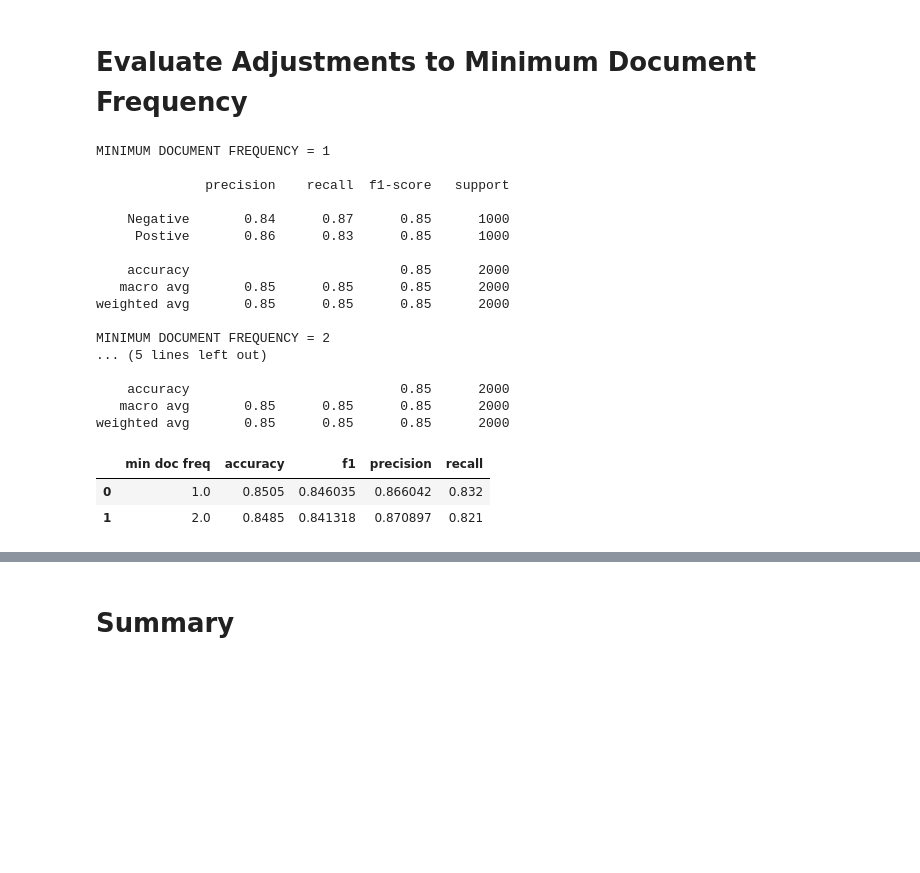
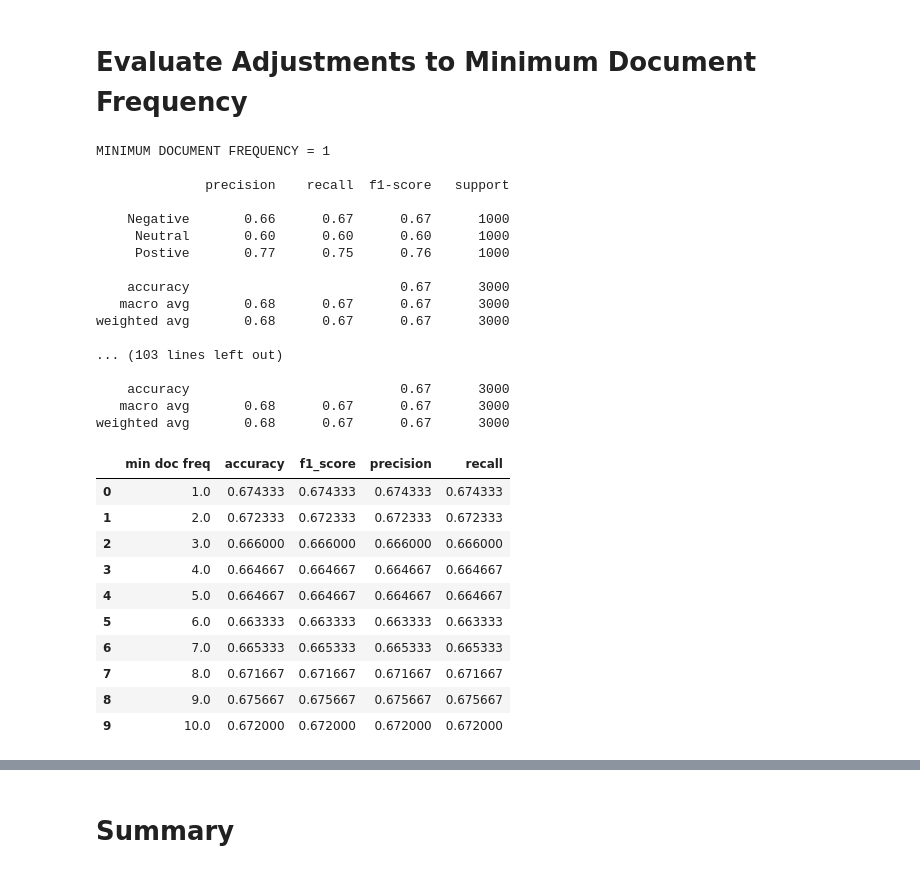
Before and after one commit to ShesterG/Twitter-Sentiment-Analysis, a Jupyter notebook: notebooks/12_smv_model_02.ipynb, the cells around one changed output, grey strips where cells are left out. Saved outputs shown, nothing was run; the diff lists cells and outputs as text; code cells hidden in the pictures; blank space fills up the shorter version.

```diff
--- a/notebooks/12_smv_model_02.ipynb
+++ b/notebooks/12_smv_model_02.ipynb
@@ -46,7 +51,7 @@ from sklearn.model_selection import cross_val_predict
 # %%
 DATA_FILE_PATH = '/content/drive/MyDrive/NLPGh/'
-CLEAN_DATA_FILE_NAME = 'Book8Clean.csv'
-TOKENIZED_DATA_FILE_NAME = 'Book8Tokenized.csv'
+CLEAN_DATA_FILE_NAME = 'Book10Clean.csv'
+TOKENIZED_DATA_FILE_NAME = 'Book10Tokenized.csv'
 pd.set_option('display.max_colwidth', None)
 RANDOM_STATE = 42
 # %% [markdown]
@@ -65,5 +70,5 @@ df.head()
 # %%
-df = df[df.Sentiment != 0]
+#df = df[df.Sentiment != 0]
 # %%
 # convert list of strings represented as a string to a list of strings
 df.tokens = df.tokens.map(ast.literal_eval)
@@ -136,24 +142,26 @@ def train_and_eval_model(min_df):
 
     #scores = cross_validation.cross_val_score(Pipeline, X_train,y_train_enc, cv=10)
     #pipeline.score
-    scoring = ['accuracy','f1','precision','recall']
+    #scoring = ['accuracy','f1','precision','recall']
+
+    scoring = {'accuracy' : make_scorer(accuracy_score),
+               'f1_score' : make_scorer(f1_score, average = 'micro'),
+               'precision' : make_scorer(precision_score, average = 'micro'),
+               'recall' : make_scorer(recall_score, average = 'micro')
+              }
+
     scores = cross_validate(pipeline, X, y_enc, cv=10, scoring=scoring)
     sorted(scores.keys())
 
     y_pred = cross_val_predict(pipeline, X, y_enc, cv=10)
 
 
-    #score_mean = scores.mean()
-
-
-    #pipeline.fit(X_train,y_train_enc)
-
     print(f'MINIMUM DOCUMENT FREQUENCY = {min_df}')
     print('')
 
     conf_matrix = confusion_matrix(y_true=y_enc, y_pred=y_pred)
 
-    classi_report = classification_report(y_true=y_enc, y_pred=y_pred, target_names=['Negative', 'Postive'])
+    classi_report = classification_report(y_true=y_enc, y_pred=y_pred, target_names=['Negative','Neutral','Postive'])
     print(classi_report)
 
     """
@@ -185,7 +193,7 @@ def train_and_eval_model(min_df):
                              recall_scores, score_mean)
     """
     a = scores['test_accuracy'].mean()
-    f = scores['test_f1'].mean()
+    f = scores['test_f1_score'].mean()
     p = scores['test_precision'].mean()
     r = scores['test_recall'].mean()
     test_results = np.append(np.array([min_df, a, f, p]),r)
@@ -196,7 +204,7 @@ def train_and_eval_model(min_df):
 # %%
 metrics_summary = []
 
-for min_df in range(1,3):
+for min_df in range(1,11):
     test_scores, conf_matrix, y_pred = train_and_eval_model(min_df)
     metrics_summary.append(test_scores)
 # %% [output]
@@ -204,32 +212,40 @@ MINIMUM DOCUMENT FREQUENCY = 1
 
               precision    recall  f1-score   support
 
-    Negative       0.84      0.87      0.85      1000
-     Postive       0.86      0.83      0.85      1000
+    Negative       0.66      0.67      0.67      1000
+     Neutral       0.60      0.60      0.60      1000
+     Postive       0.77      0.75      0.76      1000
 
-    accuracy                           0.85      2000
-   macro avg       0.85      0.85      0.85      2000
-weighted avg       0.85      0.85      0.85      2000
+    accuracy                           0.67      3000
+   macro avg       0.68      0.67      0.67      3000
+weighted avg       0.68      0.67      0.67      3000
 
-MINIMUM DOCUMENT FREQUENCY = 2
-... (5 lines left out)
+... (103 lines left out)
 
-    accuracy                           0.85      2000
-   macro avg       0.85      0.85      0.85      2000
-weighted avg       0.85      0.85      0.85      2000
+    accuracy                           0.67      3000
+   macro avg       0.68      0.67      0.67      3000
+weighted avg       0.68      0.67      0.67      3000
 # %%
 metrics_summary_df = pd.DataFrame(metrics_summary,
                                   columns=['min doc freq',
                                            'accuracy',
-                                           'f1',
+                                           'f1_score',
                                            'precision',
                                           'recall'
                                           ])
 
 metrics_summary_df
 # %% [output]
-|  | min doc freq | accuracy | f1 | precision | recall |
-| 0 | 1.0 | 0.8505 | 0.846035 | 0.866042 | 0.832 |
-| 1 | 2.0 | 0.8485 | 0.841318 | 0.870897 | 0.821 |
+|  | min doc freq | accuracy | f1_score | precision | recall |
+| 0 | 1.0 | 0.674333 | 0.674333 | 0.674333 | 0.674333 |
+| 1 | 2.0 | 0.672333 | 0.672333 | 0.672333 | 0.672333 |
+| 2 | 3.0 | 0.666000 | 0.666000 | 0.666000 | 0.666000 |
+| 3 | 4.0 | 0.664667 | 0.664667 | 0.664667 | 0.664667 |
+| 4 | 5.0 | 0.664667 | 0.664667 | 0.664667 | 0.664667 |
+| 5 | 6.0 | 0.663333 | 0.663333 | 0.663333 | 0.663333 |
+| 6 | 7.0 | 0.665333 | 0.665333 | 0.665333 | 0.665333 |
+| 7 | 8.0 | 0.671667 | 0.671667 | 0.671667 | 0.671667 |
+| 8 | 9.0 | 0.675667 | 0.675667 | 0.675667 | 0.675667 |
+| 9 | 10.0 | 0.672000 | 0.672000 | 0.672000 | 0.672000 |
 # %%
 _,conf_matrix, y_pred = train_and_eval_model(min_df=1)
```
Also changed, not shown: parts of 5 cells of this notebook.
